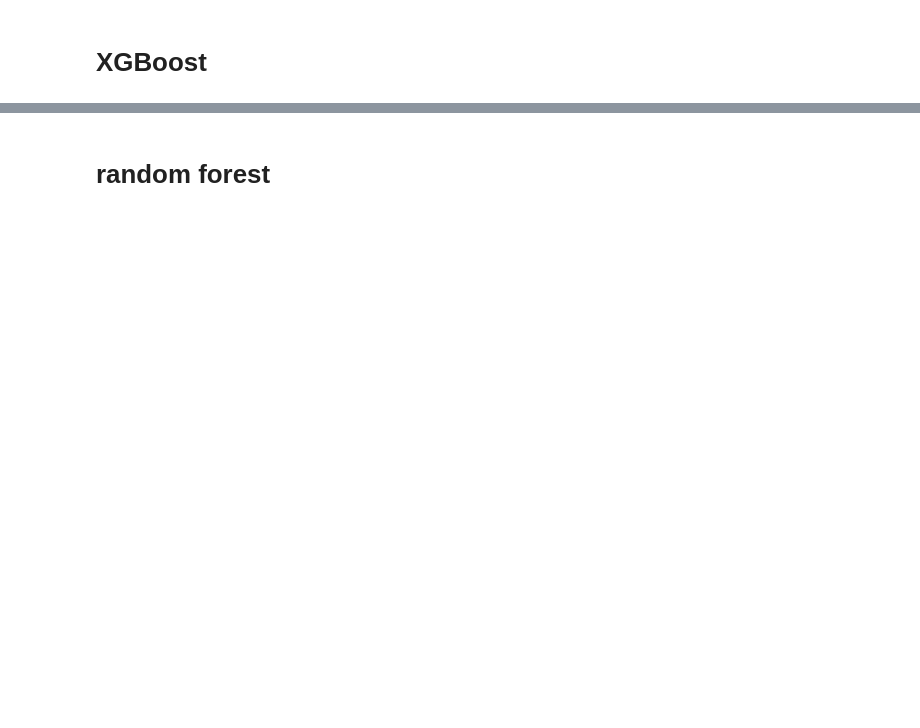
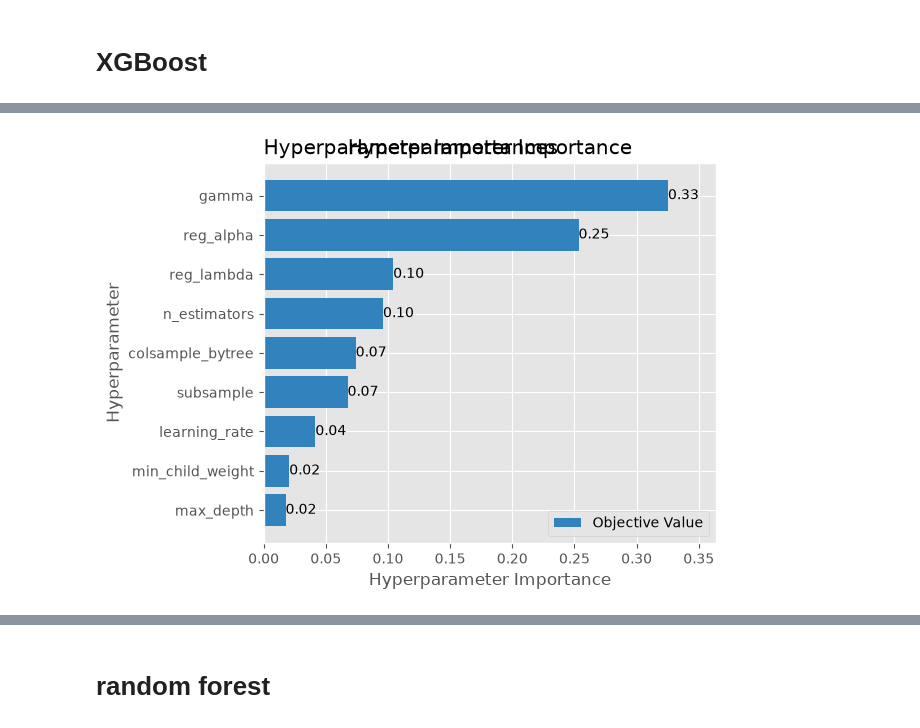
Before and after one commit to MonoJello/fraud-detection, a Jupyter notebook: code/02 models.ipynb, the cells around one changed output, grey strips where cells are left out. Cells and saved outputs as stored; diff of their text form; code cells hidden in the pictures; blank space fills up the shorter version.

```diff
--- a/code/02 models.ipynb
+++ b/code/02 models.ipynb
@@ -4,0 +512,7 @@
+# %%
+fig = optuna.visualization.matplotlib.plot_param_importances(study)
+plt.title("Hyperparameter Importance")
+plt.tight_layout()
+plt.show()
+# %% [output]
+[figure, added]
```
Also changed, not shown: parts of 28 cells of this notebook, 2 other files.
